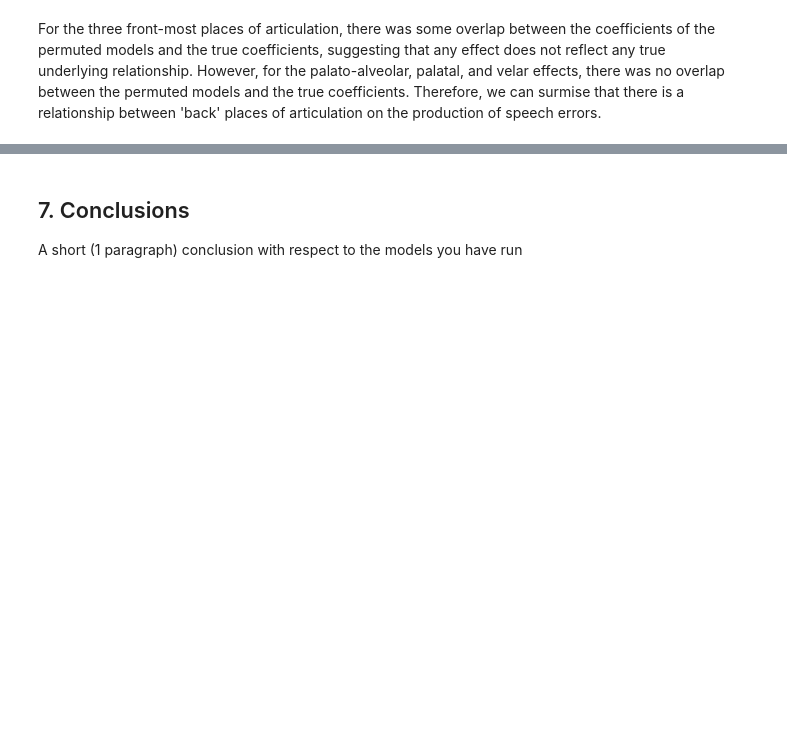
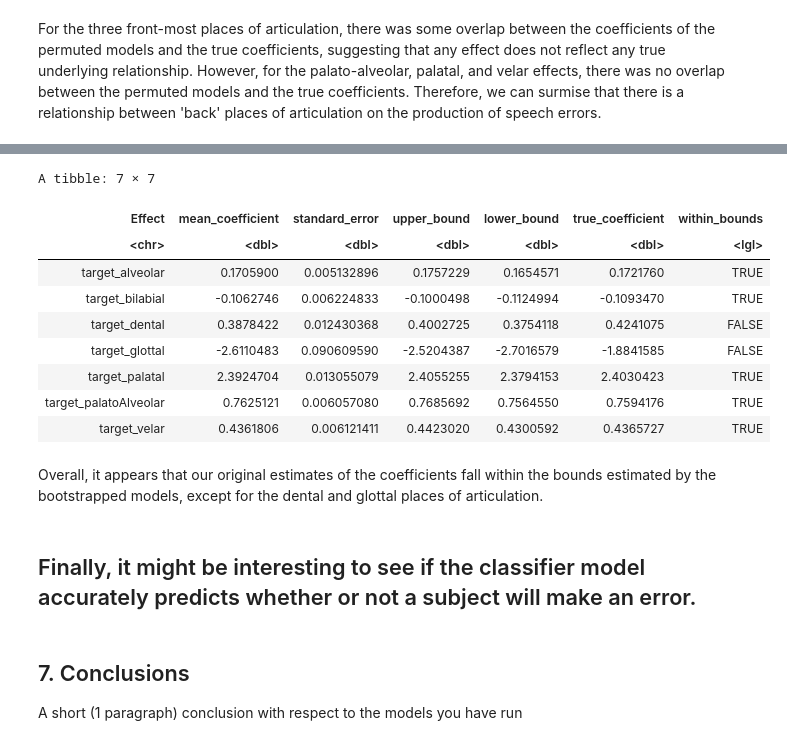
Before and after one commit to JenahBlack/Black_DSPN_S22, a Jupyter notebook: Black_DSPN_S22_FinalProject.ipynb, the cells around one changed output, grey strips where cells are left out. Drawn from its saved outputs; the diff is of its cells as text; code cells hidden in the pictures; blank space fills up the shorter version.

```diff
--- a/Black_DSPN_S22_FinalProject.ipynb
+++ b/Black_DSPN_S22_FinalProject.ipynb
@@ -865,3 +993,30 @@ For the three front-most places of articulation, there was some overlap between
+# %%
+bootstrapped_coefficients_summary <- bootstrapped_coefficients_long %>%
+  group_by(name) %>%
+  summarize(mean_coefficient = mean(value),
+            standard_error = std_mean(value)) %>%
+  mutate(upper_bound = mean_coefficient + standard_error,
+         lower_bound = mean_coefficient - standard_error,
+         true_coefficient = true_coefficients[name],
+         # determine whether the effect from the true model is within the standard error bounds of the bootstrap
+         within_bounds = true_coefficient > lower_bound & true_coefficient < upper_bound) %>%
+  rename(Effect = name)
+bootstrapped_coefficients_summary
+# %% [output]
+A tibble: 7 × 7
+| Effect | mean_coefficient | standard_error | upper_bound | lower_bound | true_coefficient | within_bounds |
+| <chr> | <dbl> | <dbl> | <dbl> | <dbl> | <dbl> | <lgl> |
+| target_alveolar | 0.1705900 | 0.005132896 | 0.1757229 | 0.1654571 | 0.1721760 | TRUE |
+| target_bilabial | -0.1062746 | 0.006224833 | -0.1000498 | -0.1124994 | -0.1093470 | TRUE |
+| target_dental | 0.3878422 | 0.012430368 | 0.4002725 | 0.3754118 | 0.4241075 | FALSE |
+| target_glottal | -2.6110483 | 0.090609590 | -2.5204387 | -2.7016579 | -1.8841585 | FALSE |
+| target_palatal | 2.3924704 | 0.013055079 | 2.4055255 | 2.3794153 | 2.4030423 | TRUE |
+| target_palatoAlveolar | 0.7625121 | 0.006057080 | 0.7685692 | 0.7564550 | 0.7594176 | TRUE |
+| target_velar | 0.4361806 | 0.006121411 | 0.4423020 | 0.4300592 | 0.4365727 | TRUE |
+# %% [markdown]
+Overall, it appears that our original estimates of the coefficients fall within the bounds estimated by the bootstrapped models, except for the dental and glottal places of articulation.
+# %% [markdown]
+## Finally, it might be interesting to see if the classifier model accurately predicts whether or not a subject will make an error.
 # %% [markdown]
 ## 7. Conclusions
 
```
Also changed, not shown: parts of 41 cells of this notebook.
